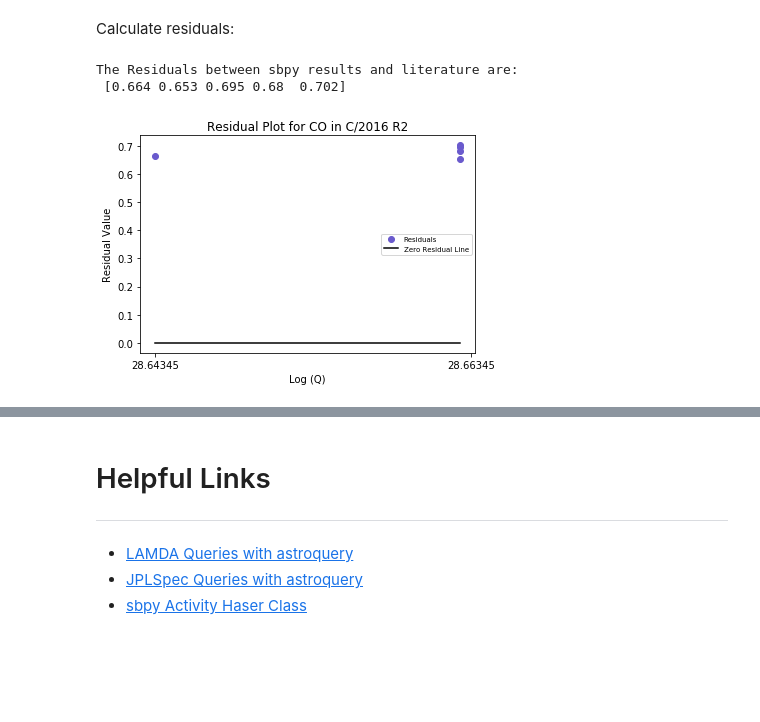
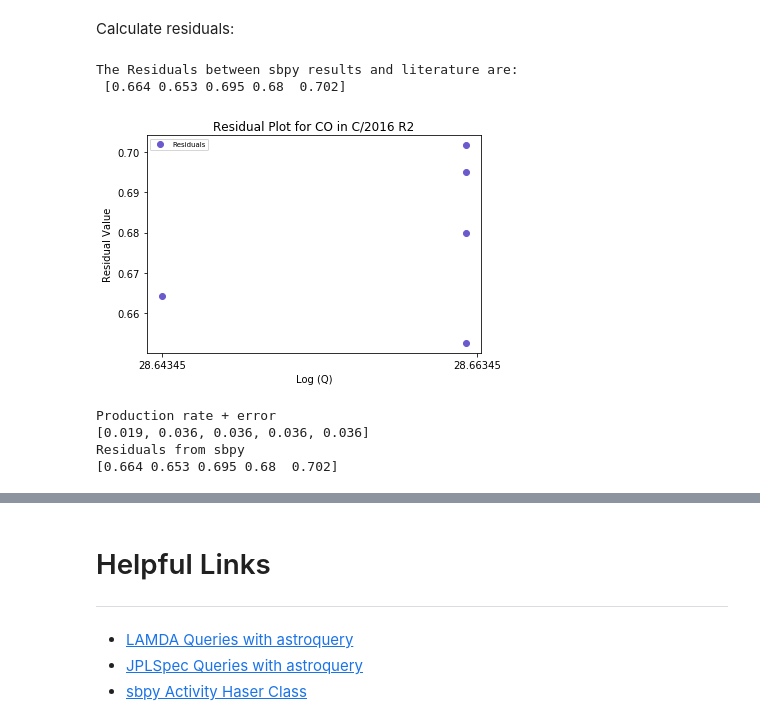
Before and after one commit to NASA-Planetary-Science/sbpy-tutorial, a Jupyter notebook: notebooks/activity/productionrates.ipynb, the cells around one changed output, grey strips where cells are left out. Saved outputs shown, nothing was run; the diff lists cells and outputs as text; code cells hidden in the pictures; blank space fills up the shorter version.

Commit message:
Discussion of Errors and Discrepancies

```diff
--- a/notebooks/activity/productionrates.ipynb
+++ b/notebooks/activity/productionrates.ipynb
@@ -146,14 +209,0 @@ Model parameters needed, all values are taken directly from the literature (Drah
-# %%
-temp_estimate = 47. * u.K
-
-target = '103P'
-
-vgas = 0.8 * u.km / u.s
-
-aper = 30 * u.m  # telescope aperture
-
-b = 1.13  # intrinsic antenna value
-
-mol_tag = 32003 # JPLSpec unique identifier
-
-transition_freq = (157.178987 * u.GHz).to('MHz')
@@ -283,0 +369,7 @@ co = Table.read(('data/CO.csv'), format="ascii.csv")
+# %%
+co = Table.read(('data/CO.csv'), format="ascii.csv")
+error = np.array([0.2, 0.4, 0.4, 0.4, 0.4]) * 10.**28 # +/- error from literature
+Q_error = np.array(co['Q']) + np.array(error) # upper error limit
+Q_error = np.log10(np.array(Q_error)) - np.array(co['log(Q)'])
+co['Q_error'] = Q_error
+print("Table:\n{}\nColumn Names:\n{}".format(co, co.columns))
@@ -405,21 +528,25 @@ Calculate residuals:
 # %%
 q_pred_co = list(co['log(Q)']) # literature production rates
 
 res_co = (np.array(q_pred_co)) - (np.array(q_found_co)) # residuals
 
 print("The Residuals between sbpy results and literature are:\n {}".format(np.round(res_co,3)))
 
-z = np.zeros(len(res_co)) # create 'zero' line
-
 plt.plot(q_pred_co, res_co, 'o', color='slateblue', label='Residuals') # plot
-plt.plot(q_pred_co, z, 'k', label='Zero Residual Line')
 plt.xlabel('Log (Q)')
 plt.ylabel('Residual Value')
-plt.legend(loc='center right', fontsize='x-small')
+plt.legend(loc='best', fontsize='x-small')
 plt.title('Residual Plot for CO in {}'.format(target))
 plt.xticks(np.arange(min(q_pred_co), max(q_pred_co)+0.003, 0.02))
 plt.show()
 # %% [output]
 The Residuals between sbpy results and literature are:
  [0.664 0.653 0.695 0.68  0.702]
-[figure, old version]
+[figure, new version]
+# %%
+print("Production rate + error\n{}\nResiduals from sbpy\n{}".format(list(np.round(co['Q_error'],3)), np.round(res_co,3)))
+# %% [output]
+Production rate + error
+[0.019, 0.036, 0.036, 0.036, 0.036]
+Residuals from sbpy
+[0.664 0.653 0.695 0.68  0.702]
```
Also changed, not shown: parts of 39 cells of this notebook.
